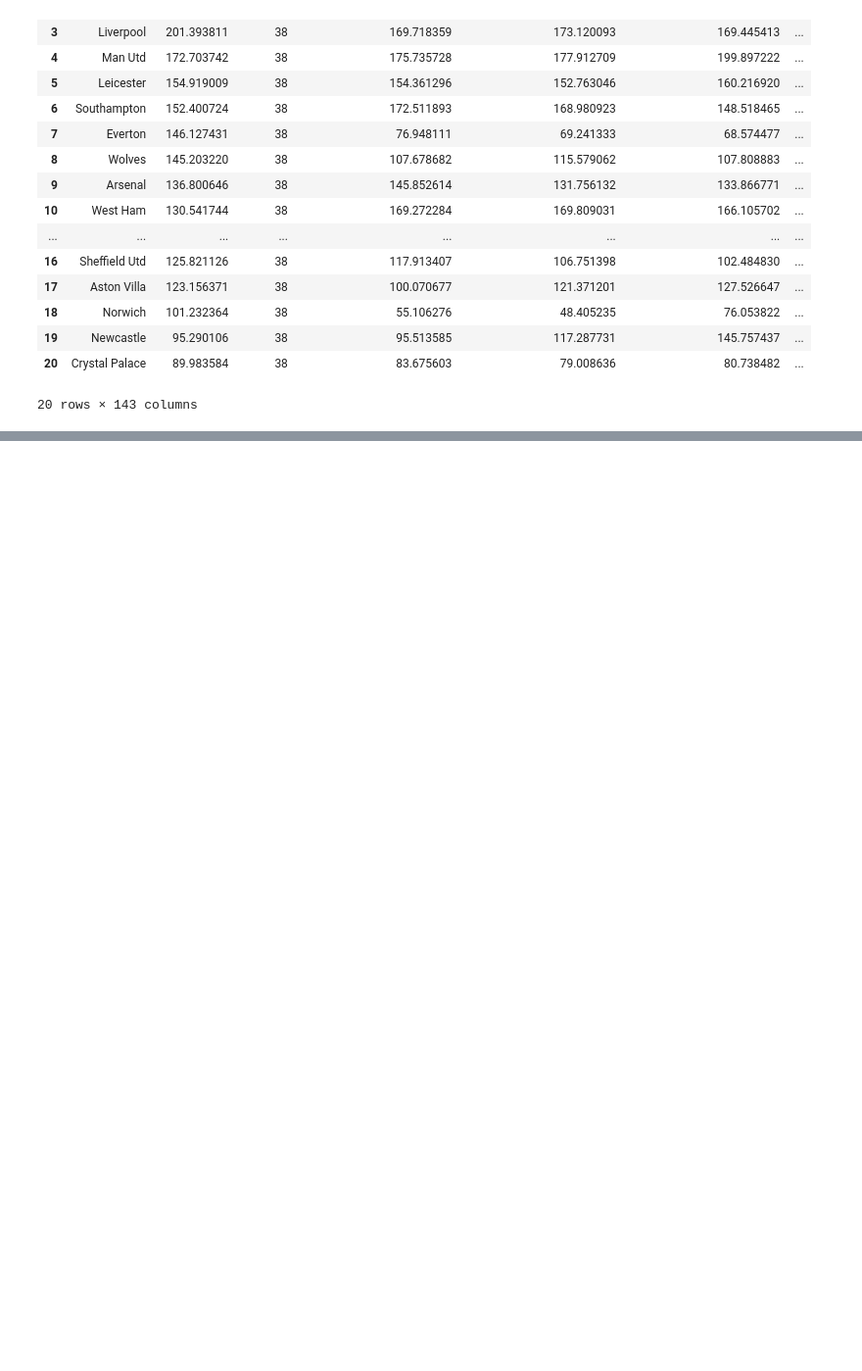
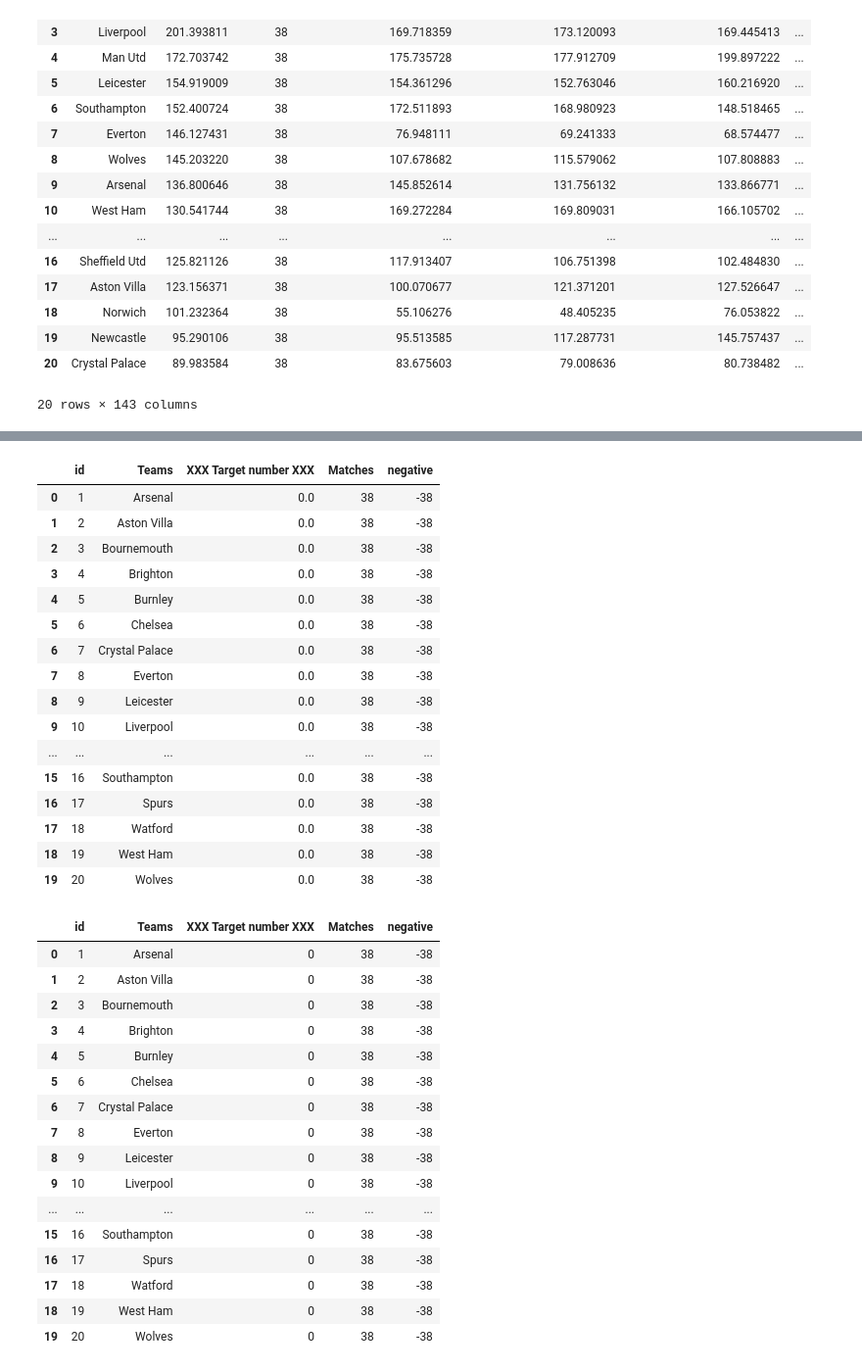
Before and after one commit to tikeve/tikeve.github.io, a Jupyter notebook: Source.ipynb, the cells around one changed output, grey strips where cells are left out. Shown at 98% size. Saved outputs shown, nothing was run; the diff lists cells and outputs as text; code cells hidden in the pictures; blank space fills up the shorter version.

```diff
--- a/Source.ipynb
+++ b/Source.ipynb
@@ -716,0 +749,61 @@ FPL is created./t It takes 366.2816414833069 sec
+# %%
+import numpy as np
+import pandas as pd
+import matplotlib.pyplot as plt
+import seaborn as sns
+from IPython.display import HTML
+
+def color_negative_red(value):
+  """
+  Colors elements in a dateframe
+  green if positive and red if
+  negative. Does not color NaN
+  values.
+  """
+
+  if value < 0:
+    color = 'red'
+  elif value > 0:
+    color = 'green'
+  else:
+    color = 'black'
+
+  return f'color: {color}'
+
+display(Teams)
+Teams.style.applymap(color_negative_red, subset=['Matches','negative'])
+# %% [output]
+|  | id | Teams | XXX Target number XXX | Matches | negative |
+| 0 | 1 | Arsenal | 0.0 | 38 | -38 |
+| 1 | 2 | Aston Villa | 0.0 | 38 | -38 |
+| 2 | 3 | Bournemouth | 0.0 | 38 | -38 |
+| 3 | 4 | Brighton | 0.0 | 38 | -38 |
+| 4 | 5 | Burnley | 0.0 | 38 | -38 |
+| 5 | 6 | Chelsea | 0.0 | 38 | -38 |
+| 6 | 7 | Crystal Palace | 0.0 | 38 | -38 |
+| 7 | 8 | Everton | 0.0 | 38 | -38 |
+| 8 | 9 | Leicester | 0.0 | 38 | -38 |
+| 9 | 10 | Liverpool | 0.0 | 38 | -38 |
+| ... | ... | ... | ... | ... | ... |
+| 15 | 16 | Southampton | 0.0 | 38 | -38 |
+| 16 | 17 | Spurs | 0.0 | 38 | -38 |
+| 17 | 18 | Watford | 0.0 | 38 | -38 |
+| 18 | 19 | West Ham | 0.0 | 38 | -38 |
+| 19 | 20 | Wolves | 0.0 | 38 | -38 |
+|  | id | Teams | XXX Target number XXX | Matches | negative |
+| 0 | 1 | Arsenal | 0 | 38 | -38 |
+| 1 | 2 | Aston Villa | 0 | 38 | -38 |
+| 2 | 3 | Bournemouth | 0 | 38 | -38 |
+| 3 | 4 | Brighton | 0 | 38 | -38 |
+| 4 | 5 | Burnley | 0 | 38 | -38 |
+| 5 | 6 | Chelsea | 0 | 38 | -38 |
+| 6 | 7 | Crystal Palace | 0 | 38 | -38 |
+| 7 | 8 | Everton | 0 | 38 | -38 |
+| 8 | 9 | Leicester | 0 | 38 | -38 |
+| 9 | 10 | Liverpool | 0 | 38 | -38 |
+| ... | ... | ... | ... | ... | ... |
+| 15 | 16 | Southampton | 0 | 38 | -38 |
+| 16 | 17 | Spurs | 0 | 38 | -38 |
+| 17 | 18 | Watford | 0 | 38 | -38 |
+| 18 | 19 | West Ham | 0 | 38 | -38 |
+| 19 | 20 | Wolves | 0 | 38 | -38 |
```
Also changed, not shown: parts of 1 cell of this notebook, 53 other files.
